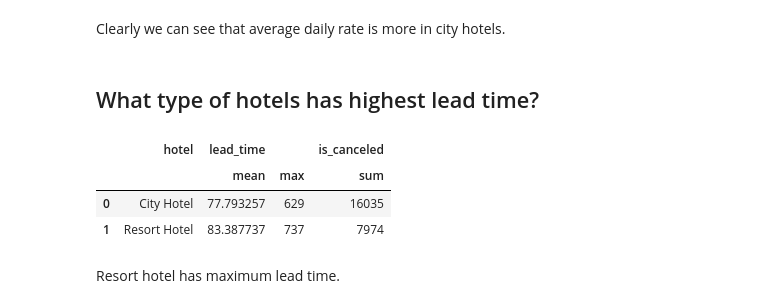
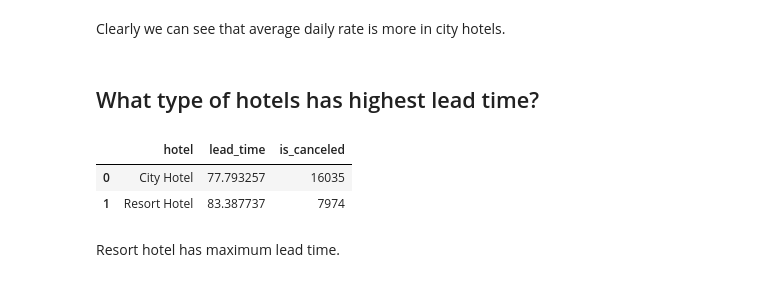
Before and after one commit to ZenCodex559/Hotel-Booking-Analysis, a Jupyter notebook: EDA_Capstone_Project_|_Hotel_Booking_Analysis.ipynb, the cells around one changed output. Cells and saved outputs as stored; diff of their text form; code cells hidden in the pictures.

```diff
--- a/EDA_Capstone_Project_|_Hotel_Booking_Analysis.ipynb
+++ b/EDA_Capstone_Project_|_Hotel_Booking_Analysis.ipynb
@@ -347,3 +350,7 @@ df
+# %%
+# locating the value index and than dropping it
+df.loc[df['adr']>1000]
+df = df.drop(48515)
 # %%
 # Dividing dataset in two groups with cancel type and not cancel type
 
@@ -398,13 +410,13 @@ Clearly we can see that average daily rate is more in city hotels.
 # %% [markdown]
 ## What type of hotels has highest lead time?
 # %%
-# laad time with hotels
-df.groupby('hotel')[['lead_time','is_canceled']].agg({'lead_time':['mean','max'],'is_canceled':'sum'}).reset_index()
+# lead time with hotels
+lead_time_for_hotel = df.groupby('hotel')[['lead_time','is_canceled']].agg({'lead_time':'mean','is_canceled':'sum'}).reset_index()
+lead_time_for_hotel
 # %% [output]
-|  | hotel | lead_time |  | is_canceled |
-|  |  | mean | max | sum |
-| 0 | City Hotel | 77.793257 | 629 | 16035 |
-| 1 | Resort Hotel | 83.387737 | 737 | 7974 |
+|  | hotel | lead_time | is_canceled |
+| 0 | City Hotel | 77.793257 | 16035 |
+| 1 | Resort Hotel | 83.387737 | 7974 |
 # %% [markdown]
 Resort hotel has maximum lead time.
 # %% [markdown]
```
Also changed, not shown: parts of 118 cells of this notebook.
